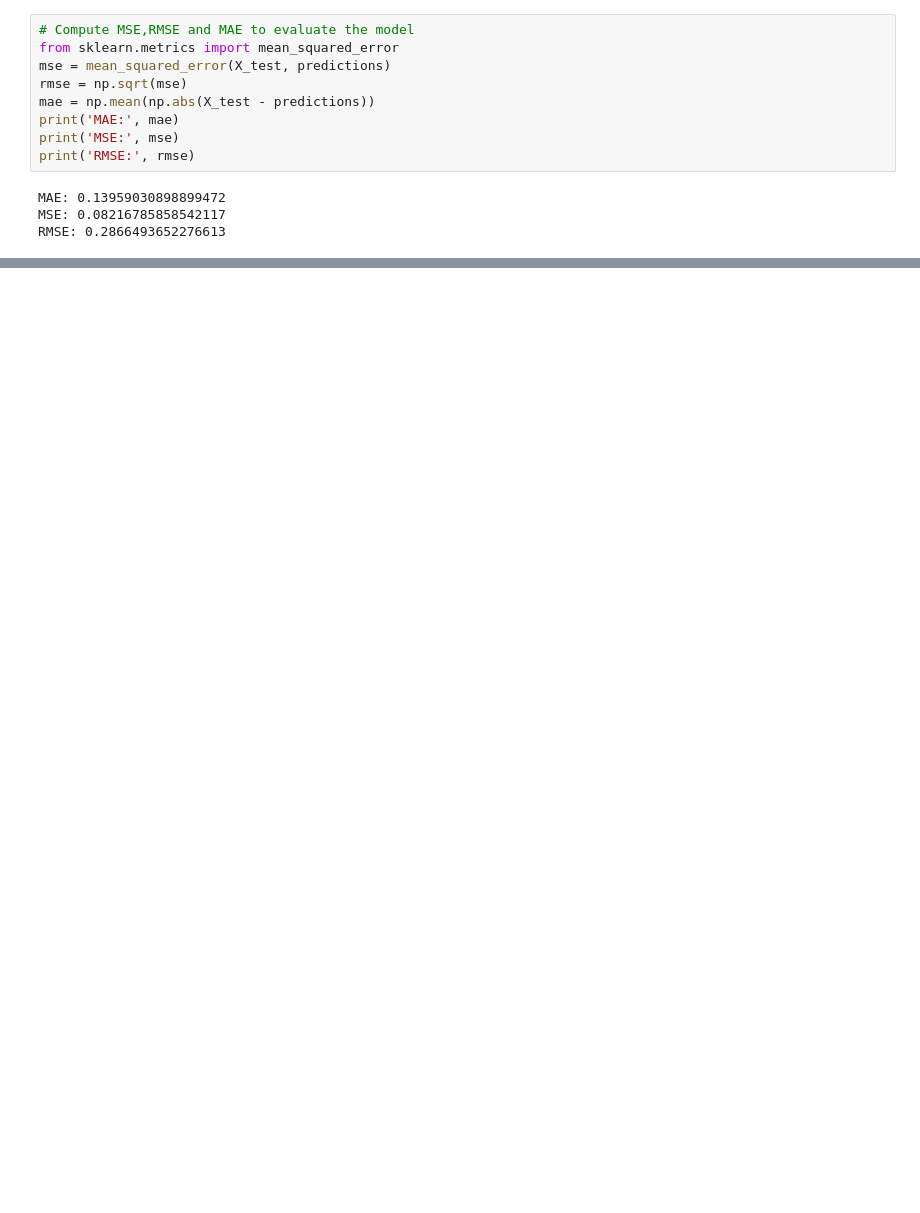
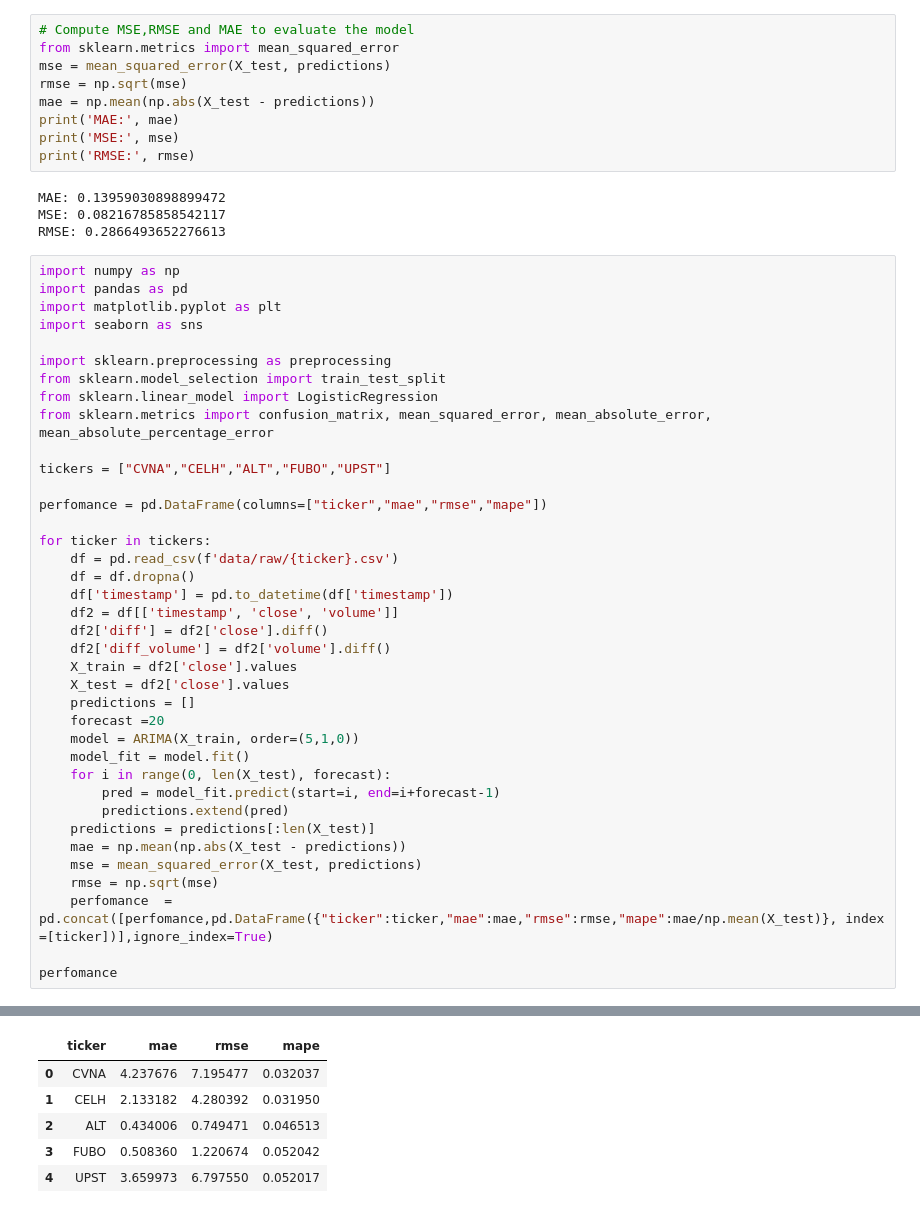
Before and after one commit to thdhyan/StockHack2025, a Jupyter notebook: arima.ipynb, the cells around one changed output, grey strips where cells are left out. Drawn from its saved outputs; the diff is of its cells as text; blank space fills up the shorter version.

```diff
--- a/arima.ipynb
+++ b/arima.ipynb
@@ -149,3 +152,42 @@ print('RMSE:', rmse)
 MAE: 0.13959030898899472
 MSE: 0.08216785858542117
 RMSE: 0.2866493652276613
+# %%
+import numpy as np
+import pandas as pd
+import matplotlib.pyplot as plt
+import seaborn as sns
+
+import sklearn.preprocessing as preprocessing
+from sklearn.model_selection import train_test_split
+from sklearn.linear_model import LogisticRegression
+from sklearn.metrics import confusion_matrix, mean_squared_error, mean_absolute_error, mean_absolute_percentage_error
+
+tickers = ["CVNA","CELH","ALT","FUBO","UPST"]
+
+perfomance = pd.DataFrame(columns=["ticker","mae","rmse","mape"])
+
+for ticker in tickers:
+    df = pd.read_csv(f'data/raw/{ticker}.csv')
+    df = df.dropna()
+    df['timestamp'] = pd.to_datetime(df['timestamp'])
+    df2 = df[['timestamp', 'close', 'volume']]
+    df2['diff'] = df2['close'].diff()
+    df2['diff_volume'] = df2['volume'].diff()
+    X_train = df2['close'].values
+    X_test = df2['close'].values
+    predictions = []
+    forecast =20
+    model = ARIMA(X_train, order=(5,1,0))
+    model_fit = model.fit()
+    for i in range(0, len(X_test), forecast):
+        pred = model_fit.predict(start=i, end=i+forecast-1)
+        predictions.extend(pred)
+    predictions = predictions[:len(X_test)]
+    mae = np.mean(np.abs(X_test - predictions))
+    mse = mean_squared_error(X_test, predictions)
+    rmse = np.sqrt(mse)
+    perfomance  = pd.concat([perfomance,pd.DataFrame({"ticker":ticker,"mae":mae,"rmse":rmse,"mape":mae/np.mean(X_test)}, index =[ticker])],ignore_index=True)
+
+perfomance
+# %% [output]
@@ -151,0 +211,6 @@ RMSE: 0.2866493652276613
+|  | ticker | mae | rmse | mape |
+| 0 | CVNA | 4.237676 | 7.195477 | 0.032037 |
+| 1 | CELH | 2.133182 | 4.280392 | 0.031950 |
+| 2 | ALT | 0.434006 | 0.749471 | 0.046513 |
+| 3 | FUBO | 0.508360 | 1.220674 | 0.052042 |
+| 4 | UPST | 3.659973 | 6.797550 | 0.052017 |
```
Also changed, not shown: parts of 3 cells of this notebook, 25 other files.
